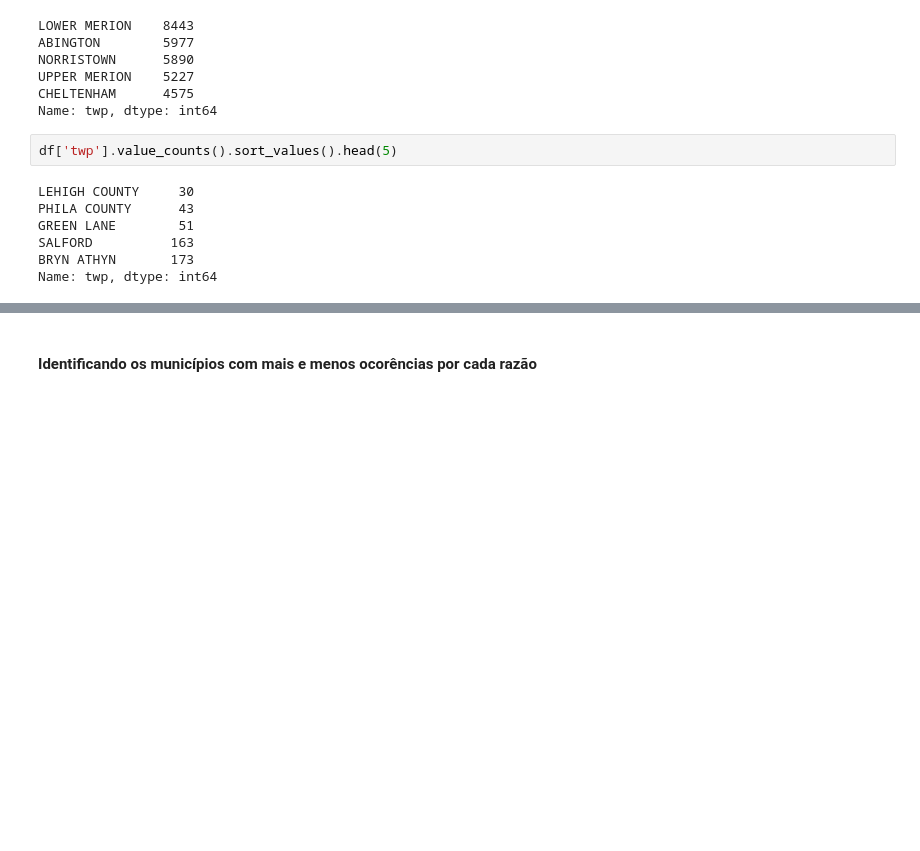
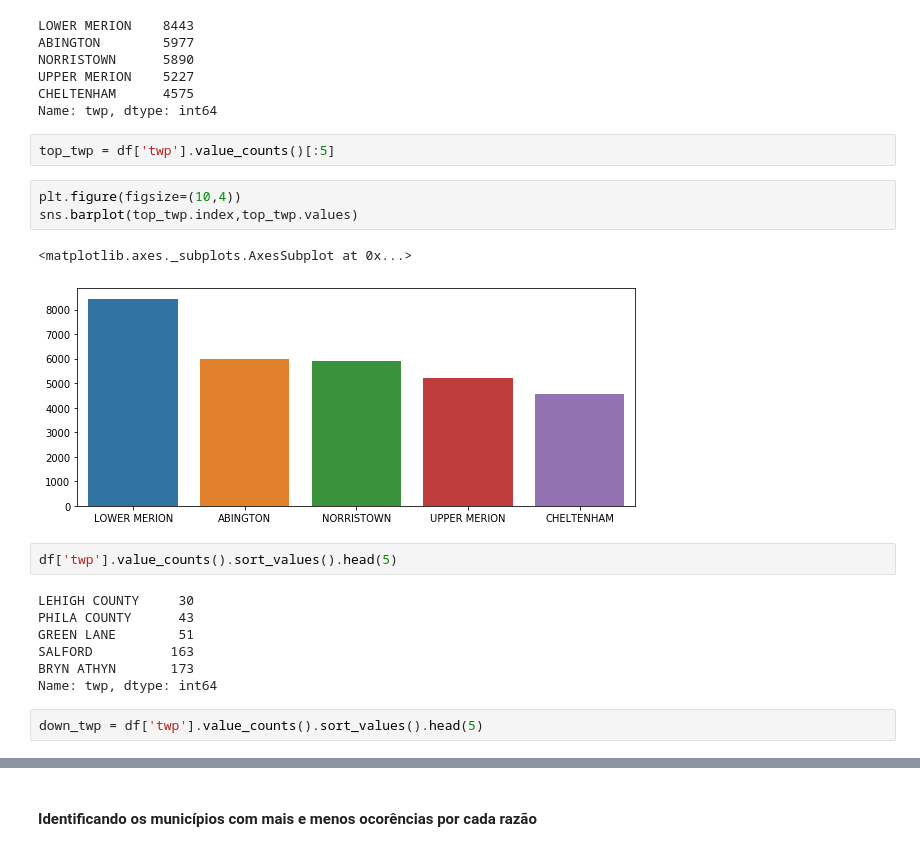
Before and after one commit to andreviniciusmb/Data_Science, a Jupyter notebook: Ligacoes_911/EDA 911.ipynb, the cells around one changed output, grey strips where cells are left out. Drawn from its saved outputs; the diff is of its cells as text; blank space fills up the shorter version.

```diff
--- a/Ligacoes_911/EDA 911.ipynb
+++ b/Ligacoes_911/EDA 911.ipynb
@@ -71,6 +101,14 @@ NORRISTOWN      5890
 UPPER MERION    5227
 CHELTENHAM      4575
 Name: twp, dtype: int64
+# %%
+top_twp = df['twp'].value_counts()[:5]
+# %%
+plt.figure(figsize=(10,4))
+sns.barplot(top_twp.index,top_twp.values)
+# %% [output]
+<matplotlib.axes._subplots.AxesSubplot at 0x...>
+[figure, added]
 # %%
 df['twp'].value_counts().sort_values().head(5)
 # %% [output]
@@ -80,3 +118,5 @@ GREEN LANE        51
 SALFORD          163
 BRYN ATHYN       173
 Name: twp, dtype: int64
+# %%
+down_twp = df['twp'].value_counts().sort_values().head(5)
```
Also changed, not shown: parts of 31 cells of this notebook.
